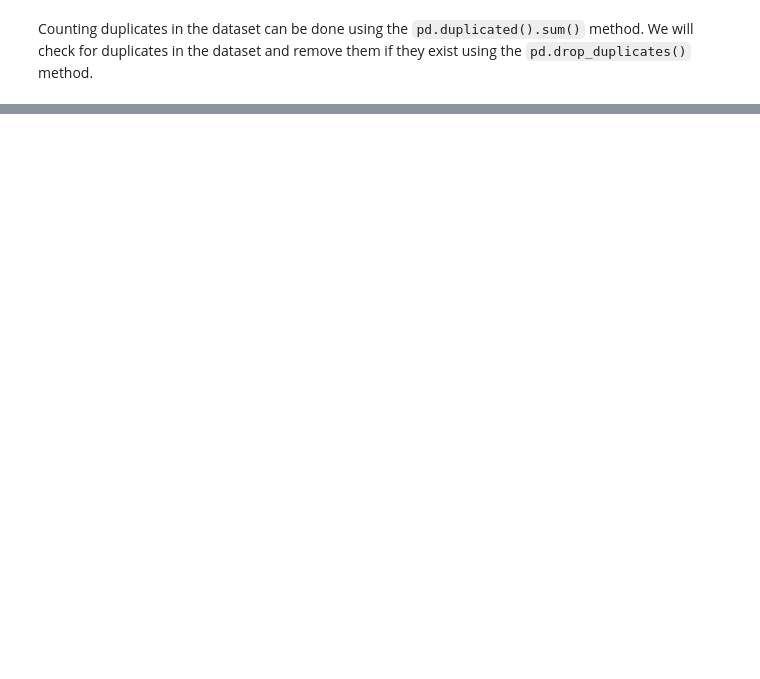
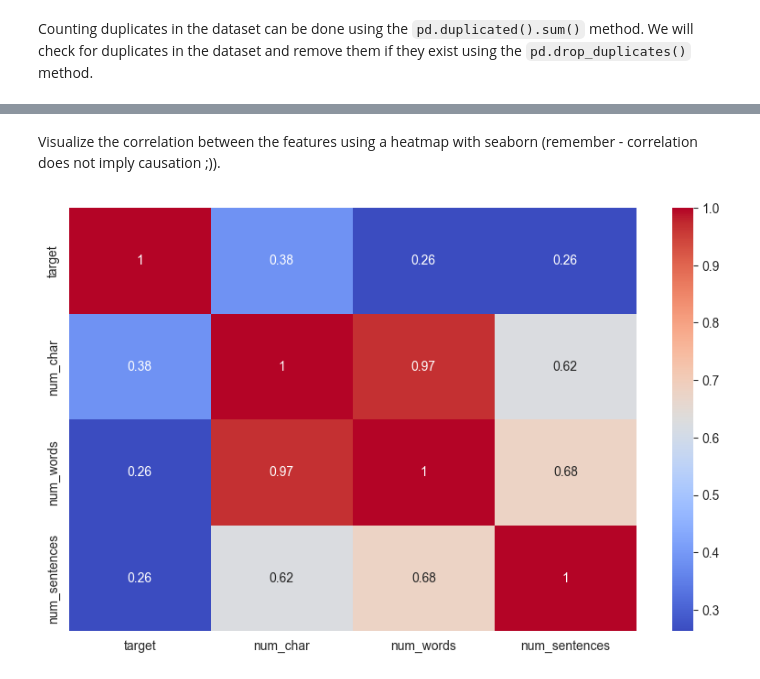
Before and after one commit to JoshiArchit/Email-Spam-Filter, a Jupyter notebook: spam_filter.ipynb, the cells around one changed output, grey strips where cells are left out. Cells and saved outputs as stored; diff of their text form; code cells hidden in the pictures; blank space fills up the shorter version.

```diff
--- a/spam_filter.ipynb
+++ b/spam_filter.ipynb
@@ -99,0 +155,14 @@ plt.show()
+# %% [markdown]
+<p> Visualize the correlation between the features using a heatmap with seaborn (remember - correlation does not imply causation ;)).</p>
+# %%
+import seaborn as sns
+
+# Create a correlation matrix without the text column
+correlation = data.drop(columns='text').corr()
+
+# Create a heatmap
+plt.figure(figsize=(10, 6))
+sns.heatmap(correlation, annot=True, cmap='coolwarm')
+plt.show()
+# %% [output]
+[figure, added]
```
Also changed, not shown: parts of 20 cells of this notebook.
